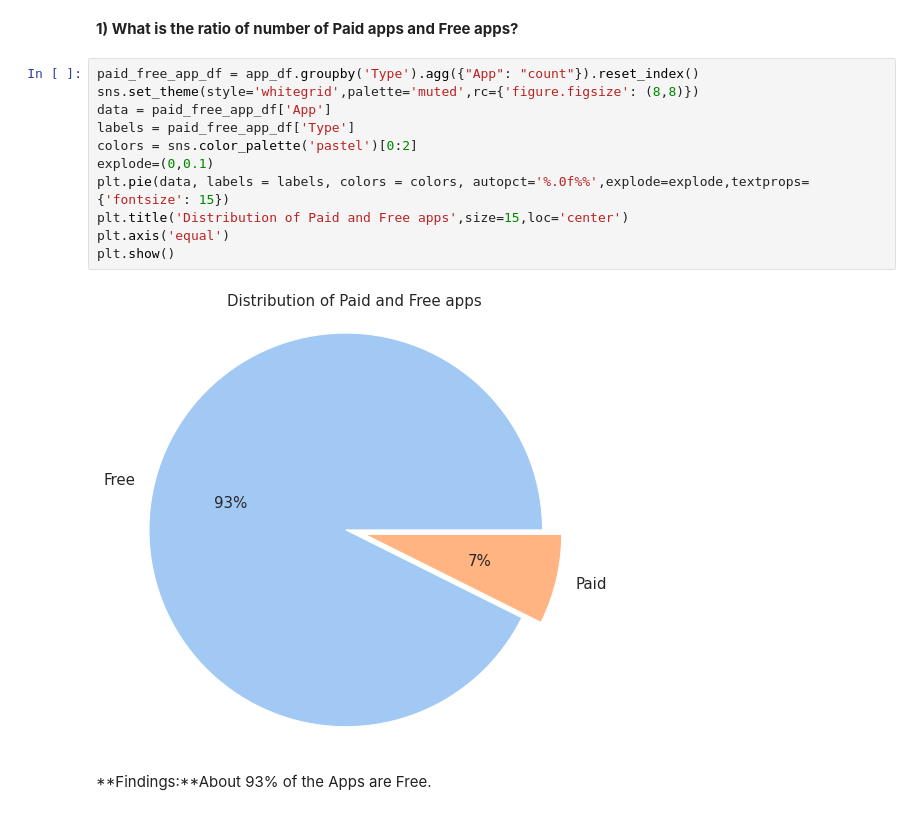
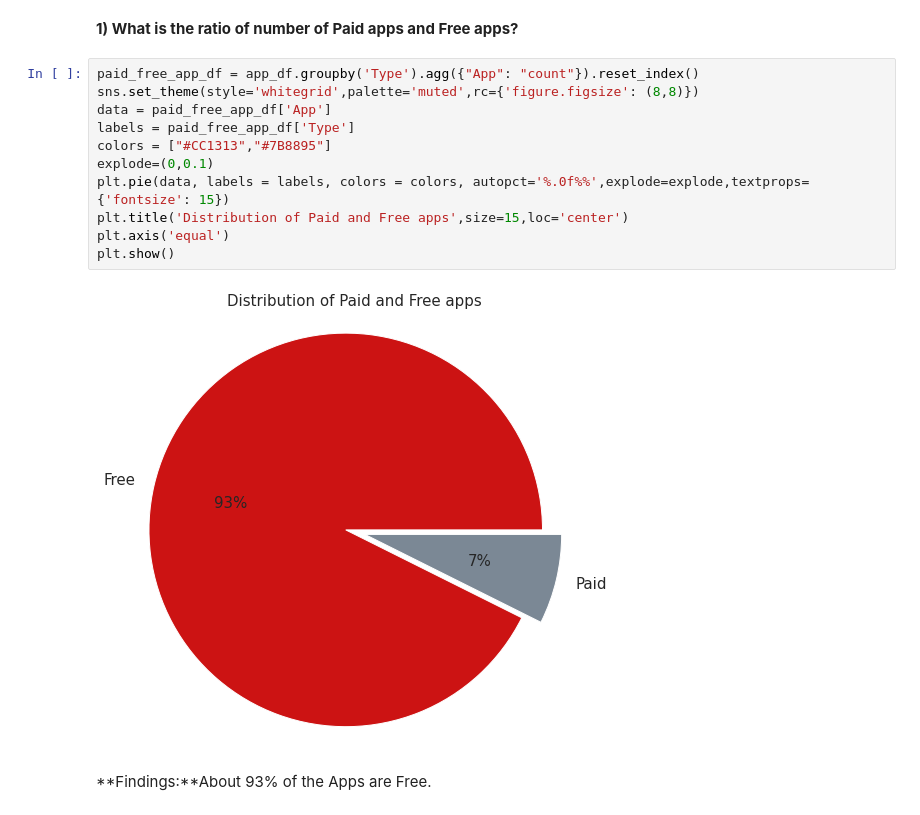
Before and after one commit to sudeep-009/PlayStoreAppReviewAnalysis, a Jupyter notebook: Copy_of_Play_Store_App_Review_Analysis_Capstone_Project.ipynb, the cells around one changed output. Cells and saved outputs as stored; diff of their text form.

```diff
--- a/Copy_of_Play_Store_App_Review_Analysis_Capstone_Project.ipynb
+++ b/Copy_of_Play_Store_App_Review_Analysis_Capstone_Project.ipynb
@@ -592,16 +592,16 @@ for bar in bars.patches:
 # %%
 paid_free_app_df = app_df.groupby('Type').agg({"App": "count"}).reset_index()
 sns.set_theme(style='whitegrid',palette='muted',rc={'figure.figsize': (8,8)})
 data = paid_free_app_df['App']
 labels = paid_free_app_df['Type']
-colors = sns.color_palette('pastel')[0:2]
+colors = ["#CC1313","#7B8895"]
 explode=(0,0.1)
 plt.pie(data, labels = labels, colors = colors, autopct='%.0f%%',explode=explode,textprops={'fontsize': 15})
 plt.title('Distribution of Paid and Free apps',size=15,loc='center')
 plt.axis('equal')
 plt.show()
 # %% [output]
-[figure, old version]
+[figure, new version]
 # %% [markdown]
 **Findings:**About 93% of the Apps are Free.
 # %% [markdown]
```
Also changed, not shown: parts of 28 cells of this notebook.
